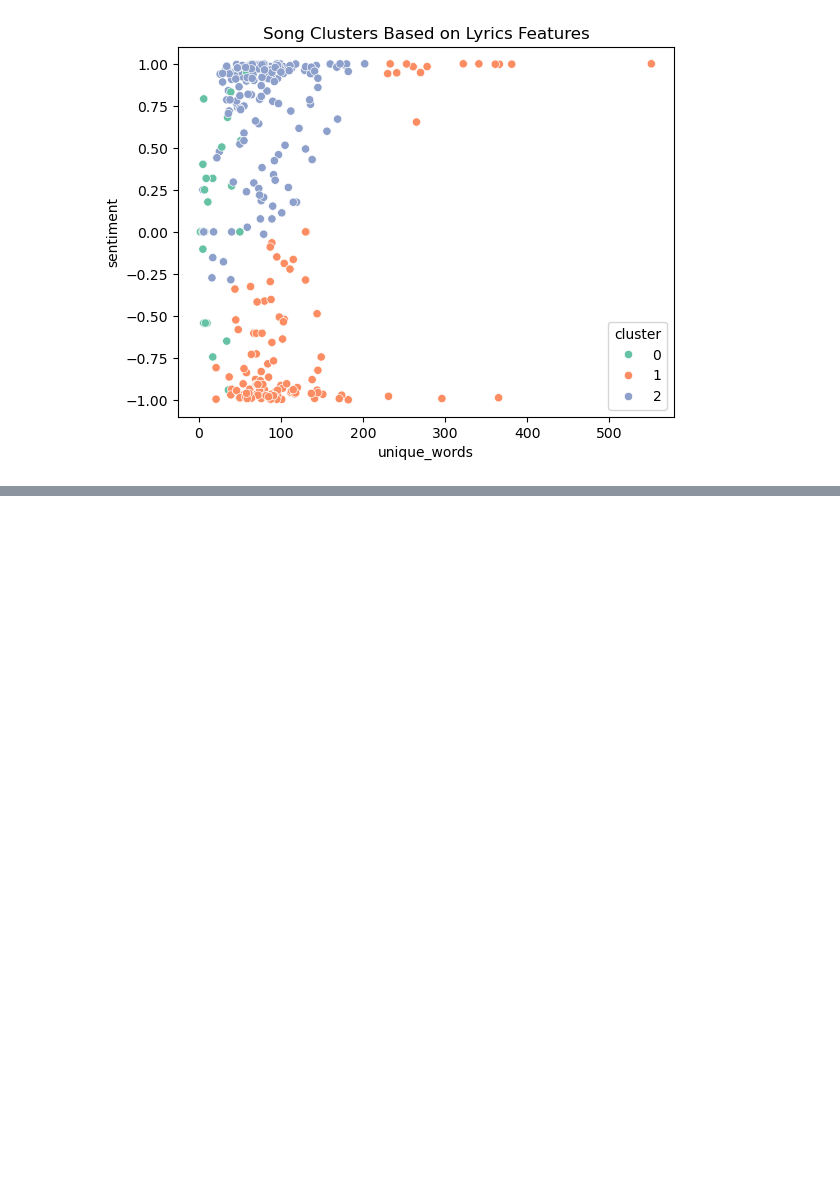
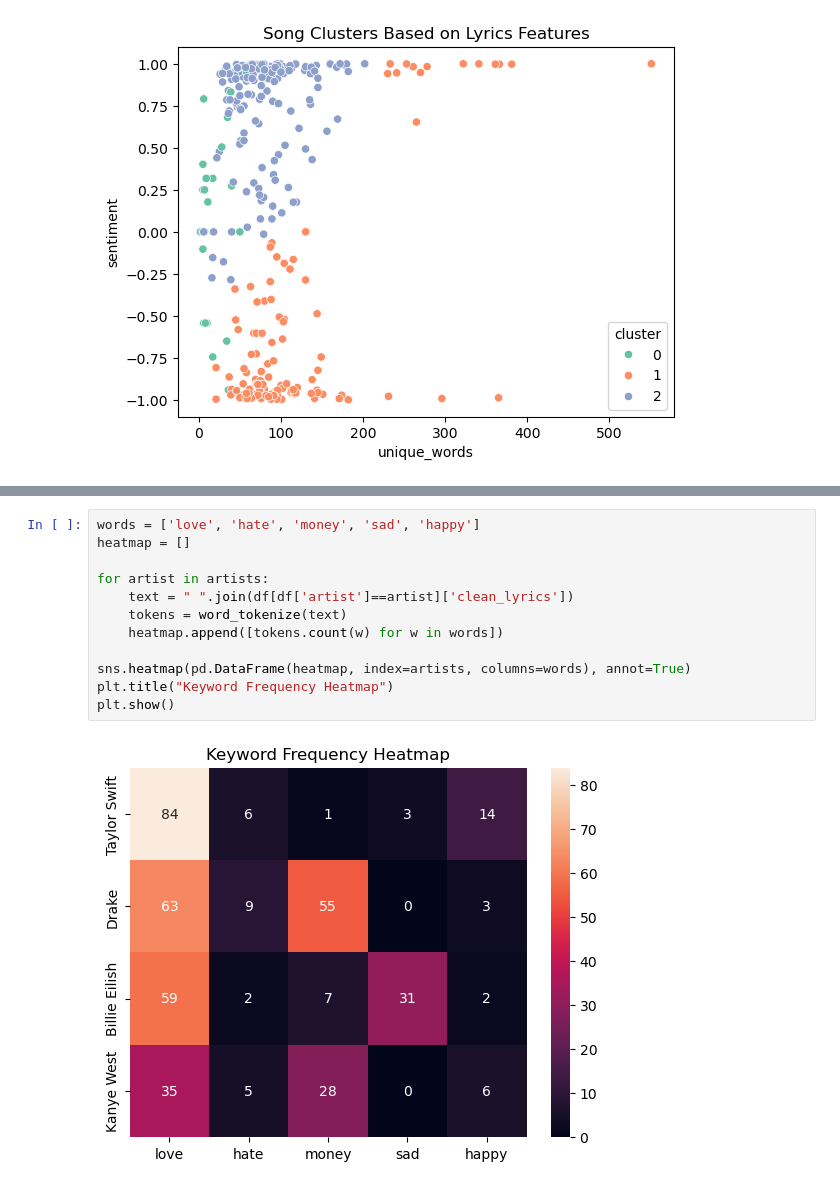
Before and after one commit to ampessin/Info-348-final-project, a Jupyter notebook: 348workspace.ipynb, the cells around one changed output, grey strips where cells are left out. Drawn from its saved outputs; the diff is of its cells as text; blank space fills up the shorter version.

```diff
--- a/348workspace.ipynb
+++ b/348workspace.ipynb
@@ -179,0 +210,14 @@ plt.show()
+# %%
+words = ['love', 'hate', 'money', 'sad', 'happy']
+heatmap = []
+
+for artist in artists:
+    text = " ".join(df[df['artist']==artist]['clean_lyrics'])
+    tokens = word_tokenize(text)
+    heatmap.append([tokens.count(w) for w in words])
+
+sns.heatmap(pd.DataFrame(heatmap, index=artists, columns=words), annot=True)
+plt.title("Keyword Frequency Heatmap")
+plt.show()
+# %% [output]
+[figure, added]
```
Also changed, not shown: parts of 2 cells of this notebook.
